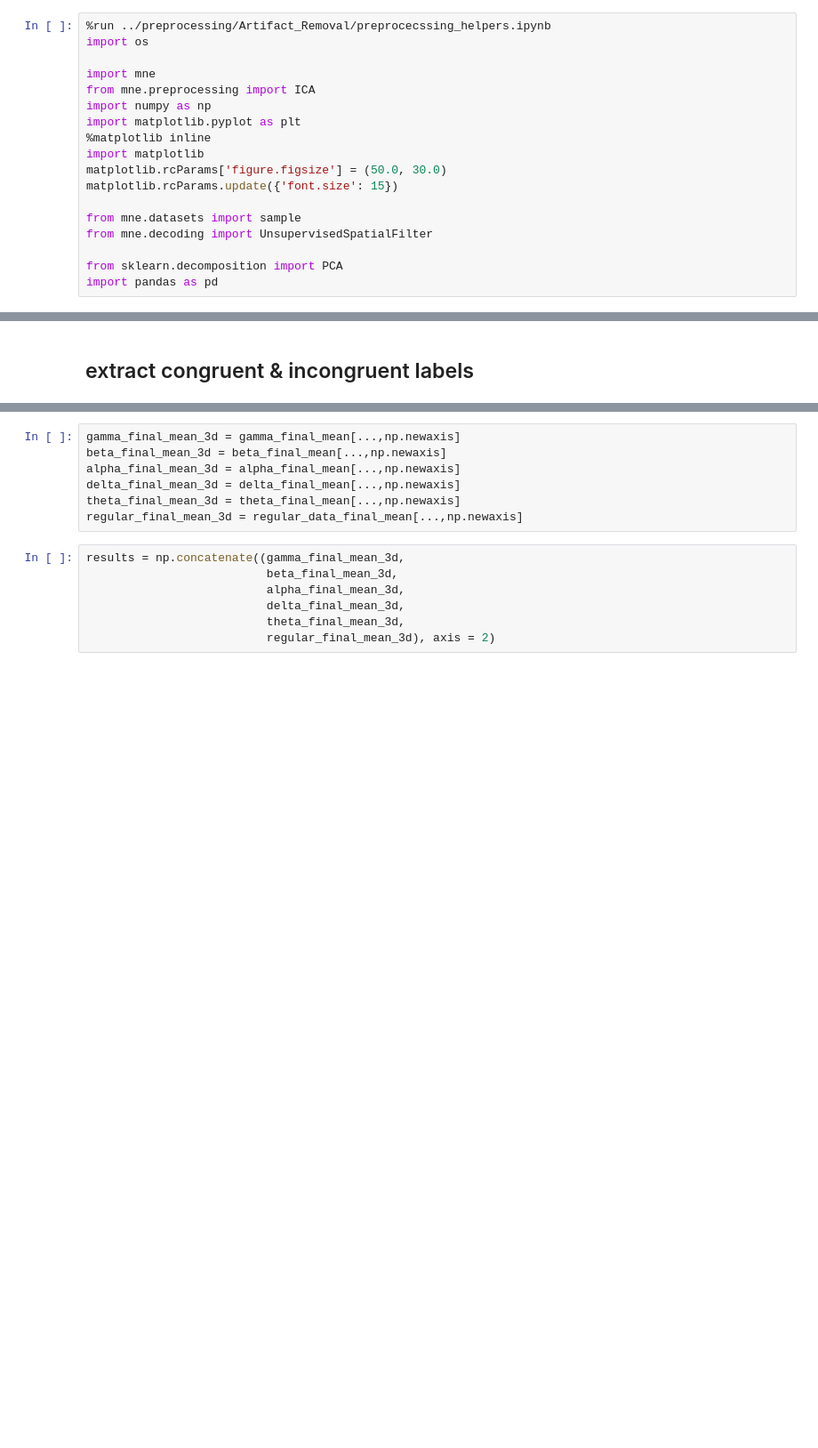
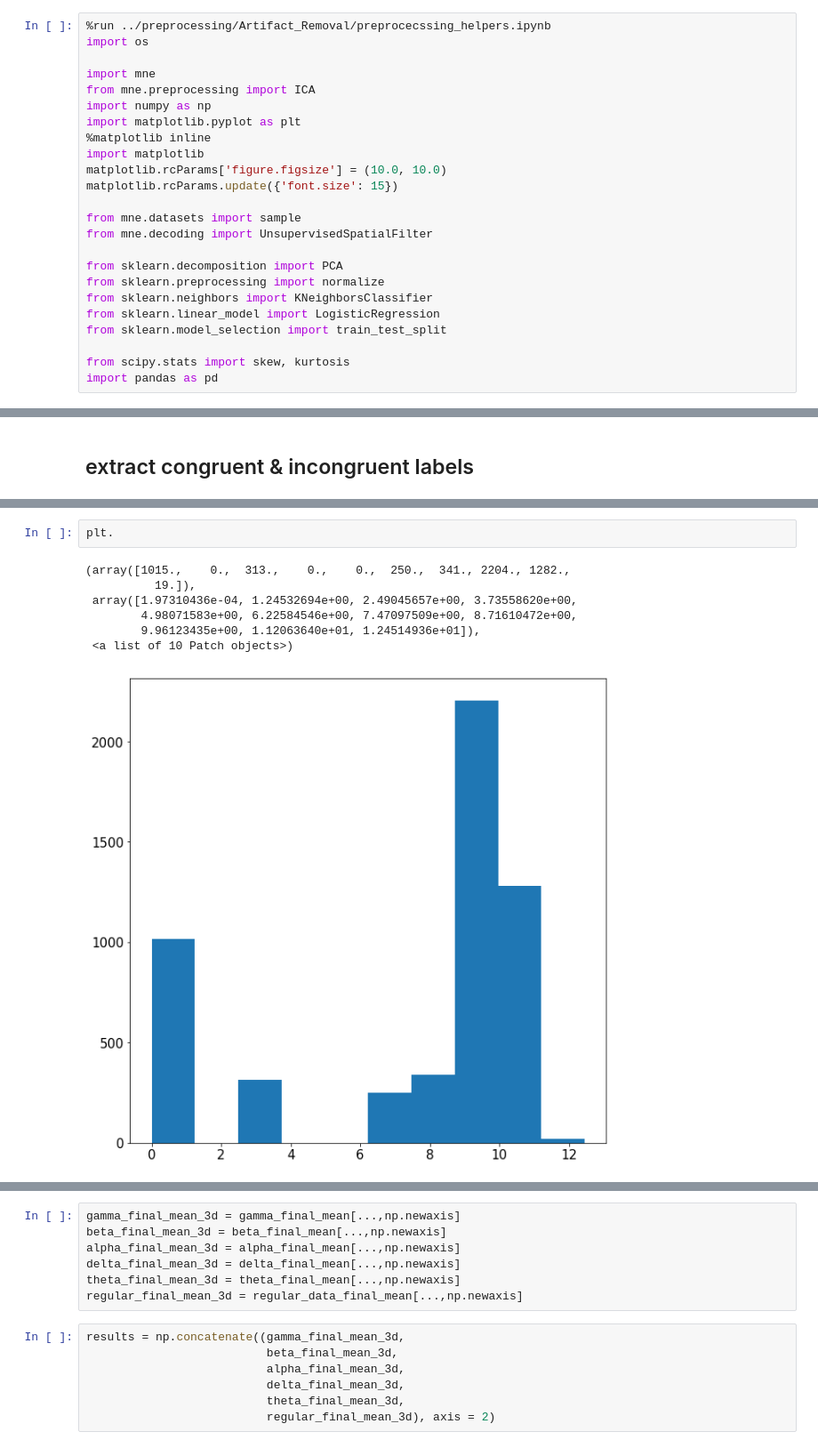
Before and after one commit to edrias/seniorprojecteeg, a Jupyter notebook: PCA/Emmanuil-PCA.ipynb, the cells around one changed output, grey strips where cells are left out. Shown at 89% size. Saved outputs shown, nothing was run; the diff lists cells and outputs as text; blank space fills up the shorter version.

```diff
--- a/PCA/Emmanuil-PCA.ipynb
+++ b/PCA/Emmanuil-PCA.ipynb
@@ -8,13 +8,19 @@ import numpy as np
 import matplotlib.pyplot as plt
 %matplotlib inline
 import matplotlib
-matplotlib.rcParams['figure.figsize'] = (50.0, 30.0)
+matplotlib.rcParams['figure.figsize'] = (10.0, 10.0)
 matplotlib.rcParams.update({'font.size': 15})
 
 from mne.datasets import sample
 from mne.decoding import UnsupervisedSpatialFilter
 
 from sklearn.decomposition import PCA
+from sklearn.preprocessing import normalize
+from sklearn.neighbors import KNeighborsClassifier
+from sklearn.linear_model import LogisticRegression
+from sklearn.model_selection import train_test_split
+
+from scipy.stats import skew, kurtosis
 import pandas as pd
 # %%
 path = 'E:\EpochedEEG'
@@ -140,0 +184,10 @@ results.shape
+# %%
+plt.
+# %% [output]
+(array([1015.,    0.,  313.,    0.,    0.,  250.,  341., 2204., 1282.,
+          19.]),
+ array([1.97310436e-04, 1.24532694e+00, 2.49045657e+00, 3.73558620e+00,
+        4.98071583e+00, 6.22584546e+00, 7.47097509e+00, 8.71610472e+00,
+        9.96123435e+00, 1.12063640e+01, 1.24514936e+01]),
+ <a list of 10 Patch objects>)
+[figure, added]
```
Also changed, not shown: parts of 35 cells of this notebook, 8 other files.
